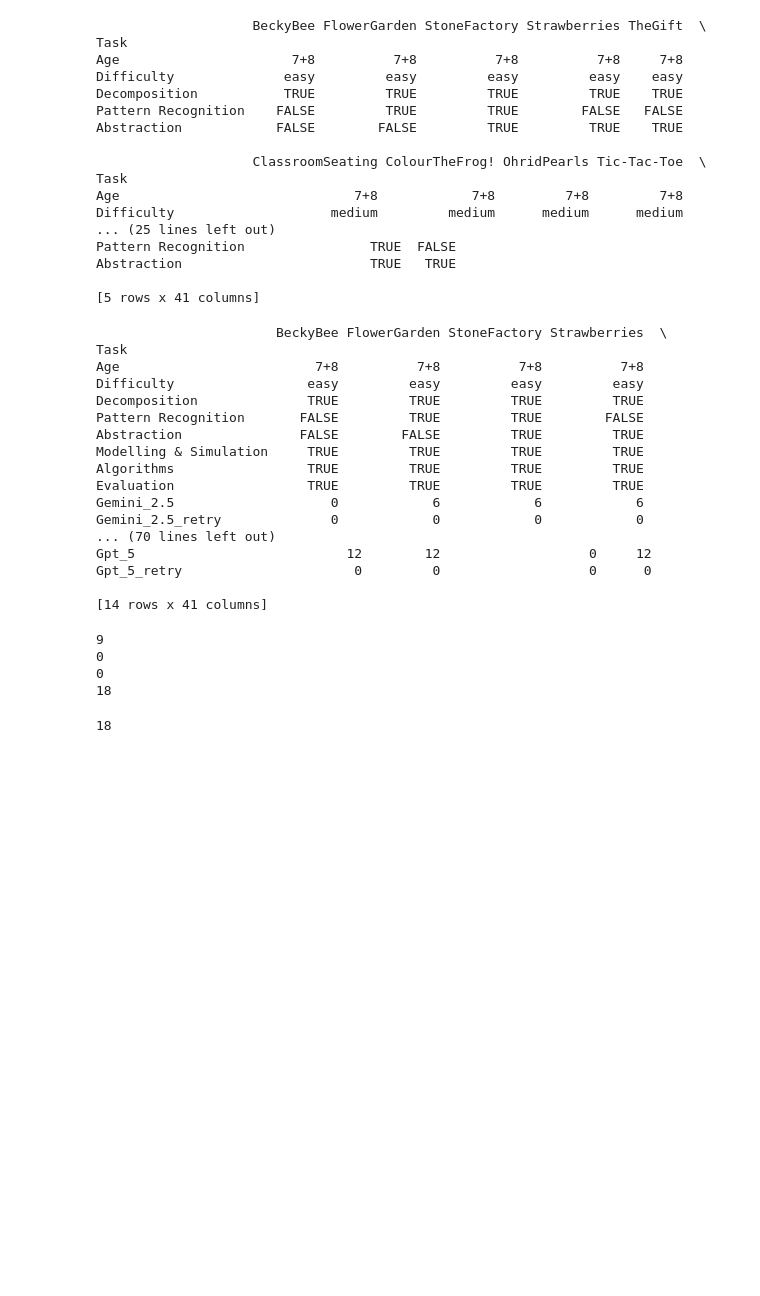
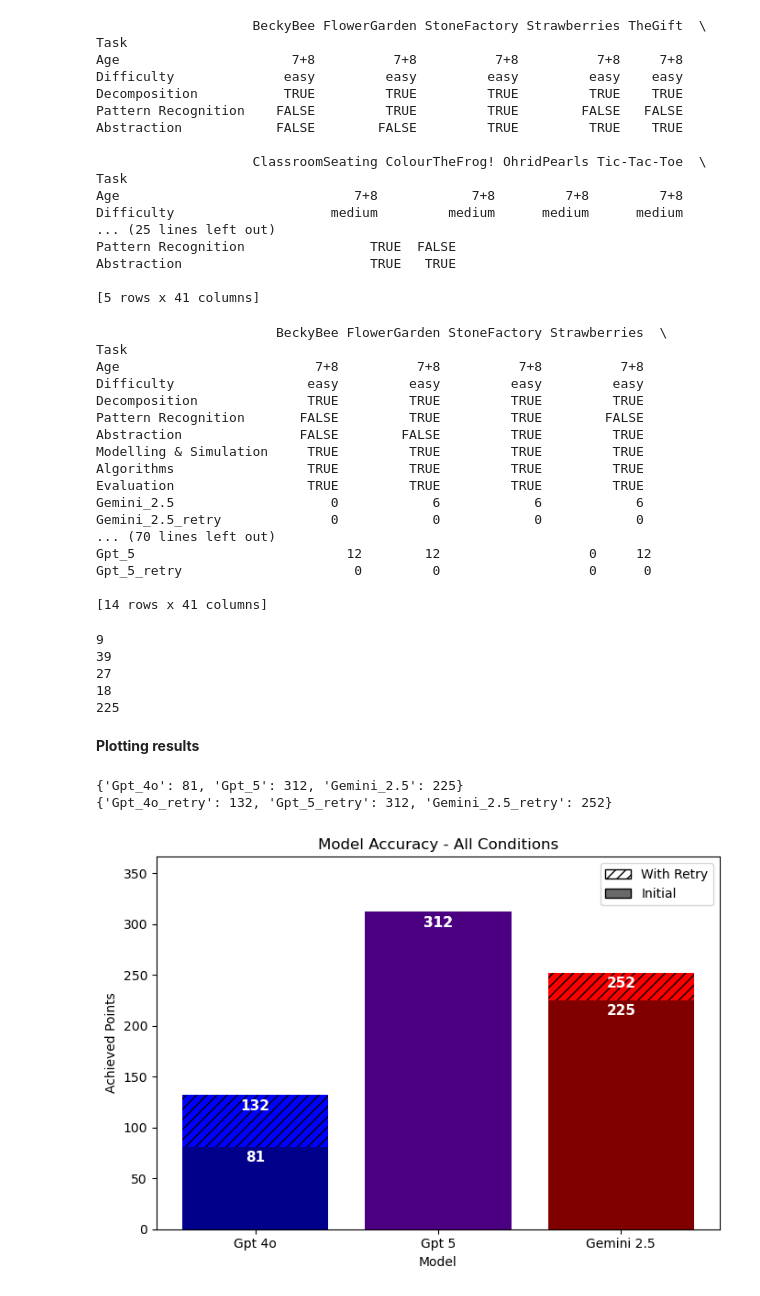
Before and after one commit to Mary17K/BebrasTasksOnLLMs, a Jupyter notebook: Analysis.ipynb, the cells around one changed output. Drawn from its saved outputs; the diff is of its cells as text; code cells hidden in the pictures; blank space fills up the shorter version.

Commit message:
Update Analysis.ipynb
Accuracy Measurement done, first plot also!

```diff
--- a/Analysis.ipynb
+++ b/Analysis.ipynb
@@ -226,6 +228,11 @@ df_path = Path(r"C:\Users\schul\Documents\uni\Master_Kogni\Praktikum\Tasks")
 full_df = pd.read_csv(df_path / "full_df.csv", sep = ",")
 full_df = full_df.iloc[: , 1:]
 full_df = full_df.set_index("Task")
+full_df.loc[["Gemini_2.5", "Gemini_2.5_retry", "Gpt_4o", "Gpt_4o_retry", "Gpt_5", "Gpt_5_retry"]] = (
+    full_df.loc[["Gemini_2.5", "Gemini_2.5_retry", "Gpt_4o", "Gpt_4o_retry", "Gpt_5", "Gpt_5_retry"]]
+    .apply(pd.to_numeric, errors="coerce")
+)
+
 print(full_df.head())
 # %% [output]
                     BeckyBee FlowerGarden StoneFactory Strawberries TheGift  \
@@ -283,11 +303,69 @@ print(accuracyFor("Gpt_4o", age ="9+10", difficulty="medium"))
 print(accuracyFor("Gpt_4o", age="7+8"))
 print(accuracyFor("Gpt_4o", difficulty="medium"))
 print(accuracyFor("Gpt_4o", age =["7+8","9+10"], difficulty="medium"))
+print(accuracyFor("Gemini_2.5"))
 # %% [output]
 9
-0
-0
+39
+27
 18
+225
+# %% [markdown]
+**Plotting results**
+# %%
+# Reminder: Max achievable points: 366
+
+# Accuracy values for each model + retry
+model_vals = {"Gpt_4o": accuracyFor("Gpt_4o"),
+              "Gpt_5": accuracyFor("Gpt_5"),
+              "Gemini_2.5": accuracyFor("Gemini_2.5")}
+
+model_retry_vals = {"Gpt_4o_retry": accuracyFor("Gpt_4o_retry") + accuracyFor("Gpt_4o"),
+                    "Gpt_5_retry": accuracyFor("Gpt_5_retry") + accuracyFor("Gpt_5"),
+                    "Gemini_2.5_retry": accuracyFor("Gemini_2.5_retry")+ accuracyFor("Gemini_2.5")}
+
+print(model_vals)
+print(model_retry_vals)
+# %% [output]
+{'Gpt_4o': 81, 'Gpt_5': 312, 'Gemini_2.5': 225}
+{'Gpt_4o_retry': 132, 'Gpt_5_retry': 312, 'Gemini_2.5_retry': 252}
 # %%
+labels = [m.replace("_", " ") for m in model_vals.keys()]
+
+labels = [m.replace("_", " ") for m in model_vals.keys()]
+
+base_colors  = ["darkblue", "indigo", "maroon"]
+light_colors = ["blue", "orchid", "red"]
+
+plt.figure(figsize=(7,5))
+
+# Retry bars first (background)
+plt.bar(labels, model_retry_vals.values(), color=light_colors, hatch="///", label="With Retry")
+
+# Initial bars on top (foreground)
+plt.bar(labels, model_vals.values(), color=base_colors, label="Initial")
+
+# Add text labels
+for i, val in enumerate(model_vals.values()):
+    plt.text(i, val - 4 , str(val), ha="center", va="top", fontsize=11,
+             weight = "bold", color = "white")
+for i, val in enumerate(model_retry_vals.values()):
+    plt.text(i, val - 4, str(val), ha="center", va="top", fontsize=11,
+             weight = "bold", color = "white")
+
+plt.ylabel("Achieved Points")
+plt.xlabel("Model")
+plt.title("Model Accuracy - All Conditions")
+plt.ylim(0, 366)
+
+# Custom legend without misleading colors
+legend_handles = [
+    mpatches.Patch(facecolor="none", edgecolor="black", hatch="///", label="With Retry"),
+    mpatches.Patch(facecolor="dimgrey", edgecolor="black", label="Initial")
+]
+plt.legend(handles=legend_handles)
+
+plt.tight_layout()
+plt.show()
 # %% [output]
-18
+[figure, added]
```
Also changed, not shown: parts of 2 cells of this notebook.
